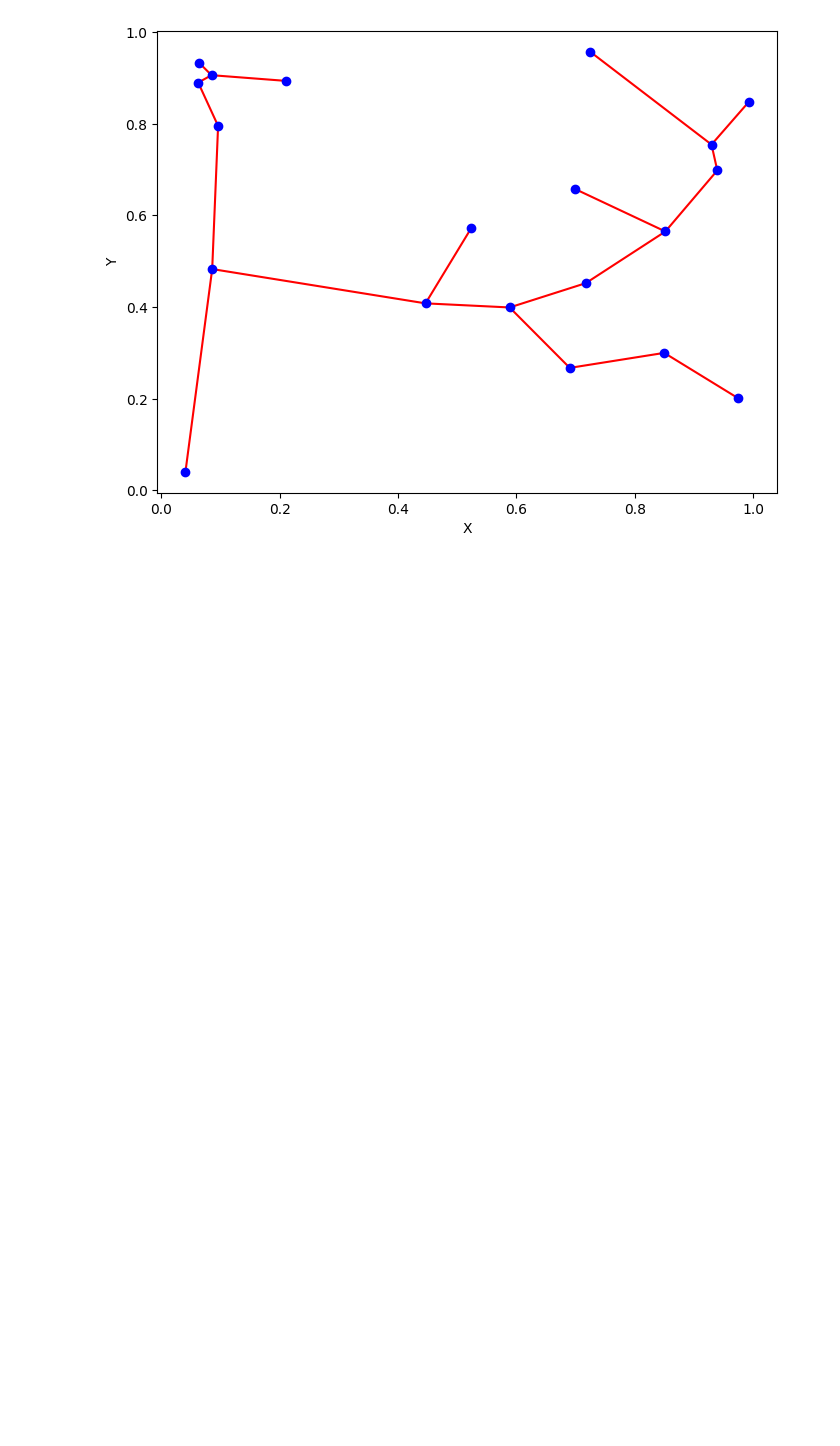
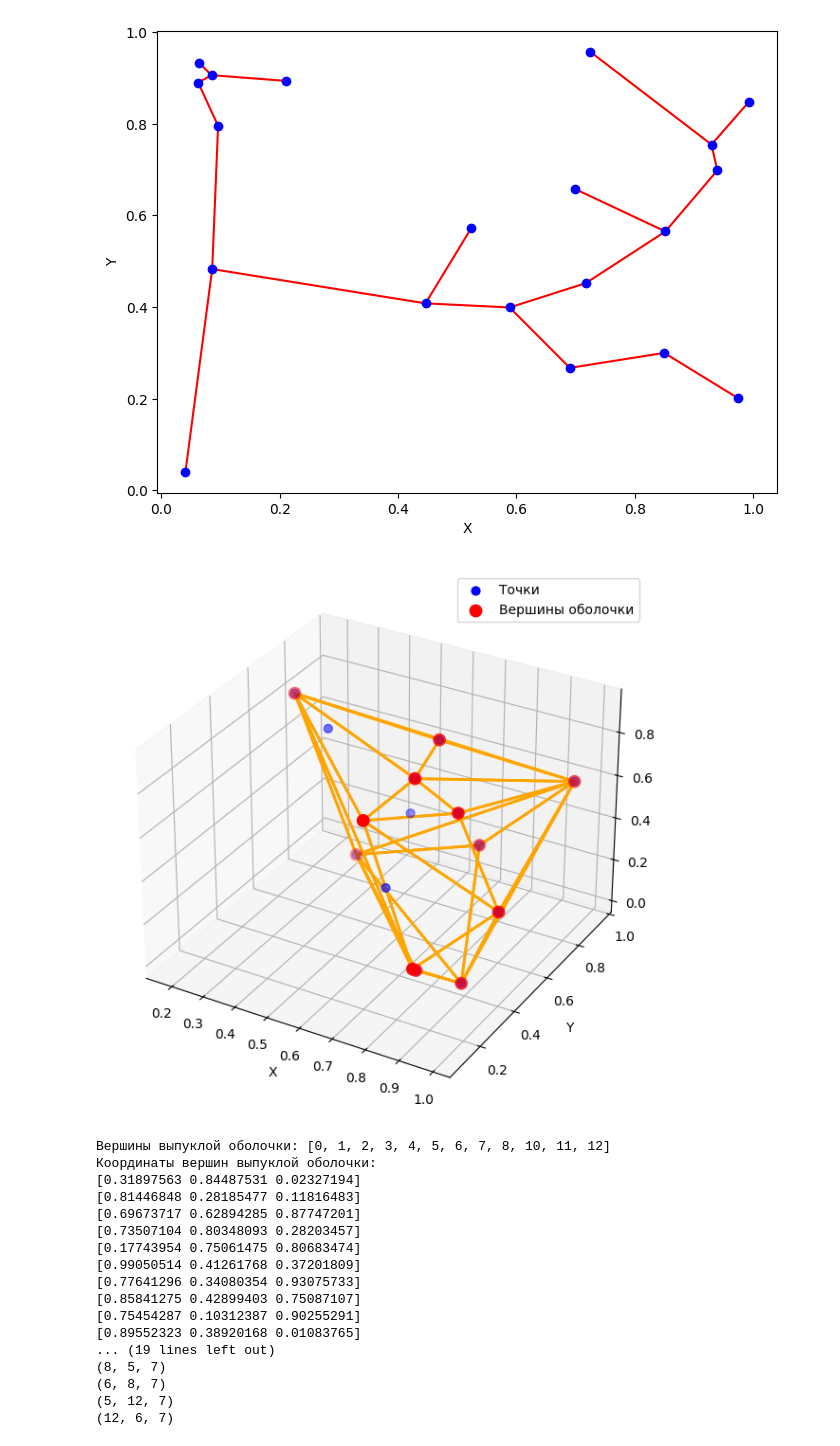
Before and after one commit to sinedmv/ComputationalGeometryLabs, a Jupyter notebook: Task_8.ipynb, the cells around one changed output. Saved outputs shown, nothing was run; the diff lists cells and outputs as text; code cells hidden in the pictures; blank space fills up the shorter version.

```diff
--- a/Task_8.ipynb
+++ b/Task_8.ipynb
@@ -124,0 +335,51 @@ plot_mst(points, mst_edges)
+# %%
+def plot_convex_hull(points, hull_vertices, hull_faces):
+    fig = plt.figure(figsize=(8, 6))
+    ax = fig.add_subplot(111, projection="3d")
+
+    ax.scatter(points[:, 0], points[:, 1], points[:, 2], color="blue", s=40, label="Точки")
+
+    hull_vertices = list(set(hull_vertices))
+    ax.scatter(points[hull_vertices, 0], points[hull_vertices, 1], points[hull_vertices, 2], color="red", s=80, label="Вершины оболочки")
+
+    for face in hull_faces:
+        idx = list(face) + [face[0]]
+        ax.plot(points[idx, 0], points[idx, 1], points[idx, 2], color="orange", linewidth=2)
+
+    ax.set_xlabel("X")
+    ax.set_ylabel("Y")
+    ax.set_zlabel("Z")
+    ax.legend()
+    plt.tight_layout()
+    plt.show()
+
+points = np.random.rand(15, 3)
+hull_vertices, hull_faces = convex_hull_3d(points)
+plot_convex_hull(points, hull_vertices, hull_faces)
+
+print("Вершины выпуклой оболочки:", hull_vertices)
+print("Координаты вершин выпуклой оболочки:")
+for idx in hull_vertices:
+    print(points[idx])
+print("Грани:")
+for f in hull_faces:
+    print(f)
+# %% [output]
+[figure, added]
+Вершины выпуклой оболочки: [0, 1, 2, 3, 4, 5, 6, 7, 8, 10, 11, 12]
+Координаты вершин выпуклой оболочки:
+[0.31897563 0.84487531 0.02327194]
+[0.81446848 0.28185477 0.11816483]
+[0.69673717 0.62894285 0.87747201]
+[0.73507104 0.80348093 0.28203457]
+[0.17743954 0.75061475 0.80683474]
+[0.99050514 0.41261768 0.37201809]
+[0.77641296 0.34080354 0.93075733]
+[0.85841275 0.42899403 0.75087107]
+[0.75454287 0.10312387 0.90255291]
+[0.89552323 0.38920168 0.01083765]
+... (19 lines left out)
+(8, 5, 7)
+(6, 8, 7)
+(5, 12, 7)
+(12, 6, 7)
```
Also changed, not shown: parts of 2 cells of this notebook, 3 other files.
